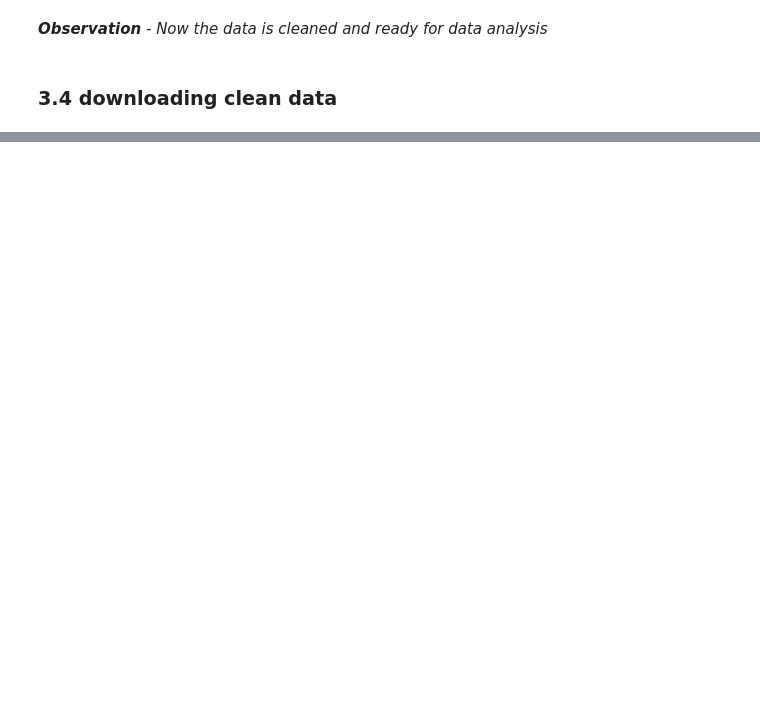
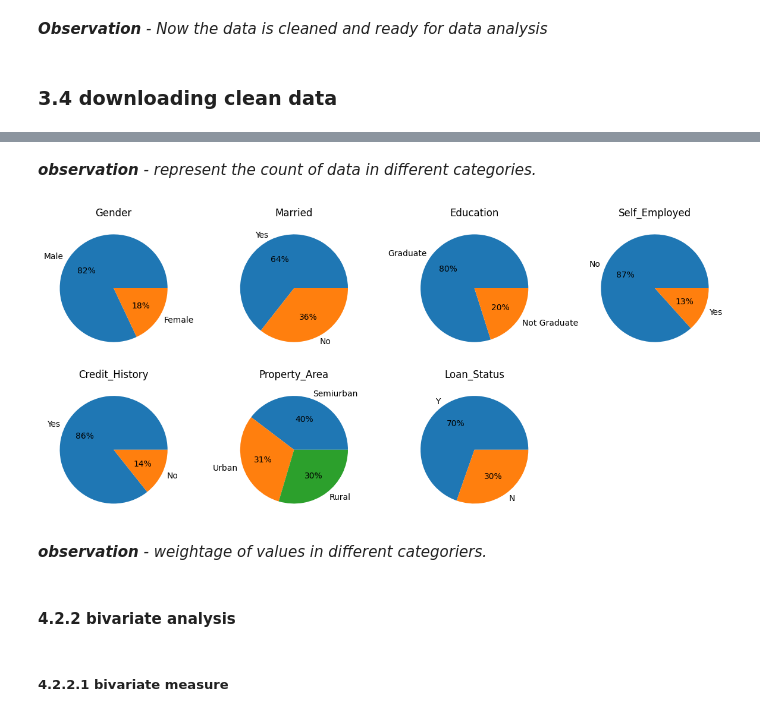
Before and after one commit to SAKSHISAAHU/Data_Analytics, a Jupyter notebook: 9.project/1.prj_with_py.ipynb, the cells around one changed output, grey strips where cells are left out. Drawn from its saved outputs; the diff is of its cells as text; code cells hidden in the pictures; blank space fills up the shorter version.

```diff
--- a/9.project/1.prj_with_py.ipynb
+++ b/9.project/1.prj_with_py.ipynb
@@ -591,0 +678,17 @@ df.to_csv('cleaned_loan_data.csv',index=False)
+# %% [markdown]
+***observation** - represent the count of data in different categories.*
+# %%
+plt.figure(figsize=(15,10))
+for i in range(len(categorical)):
+    plt.subplot(3,4,i+1)
+    plt.pie(df[categorical[i]].value_counts(), labels=df[categorical[i]].value_counts().index.to_list(), autopct='%0.f%%')
+    plt.title(categorical[i])
+plt.show()
+# %% [output]
+[figure, added]
+# %% [markdown]
+***observation** - weightage of values in different categoriers.*
+# %% [markdown]
+#### **4.2.2 bivariate analysis**
+# %% [markdown]
+##### **4.2.2.1 bivariate measure**
```
Also changed, not shown: parts of 17 cells of this notebook.
